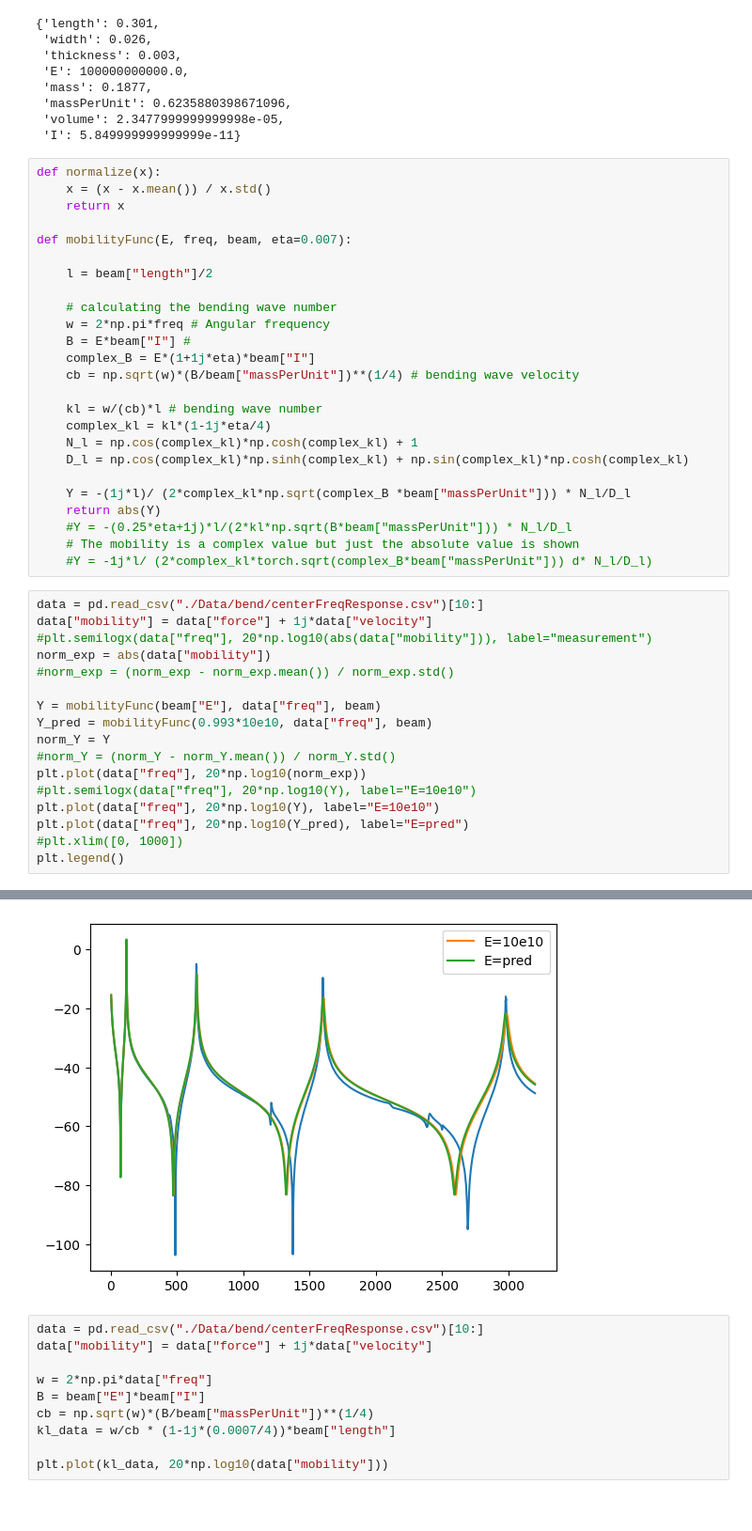
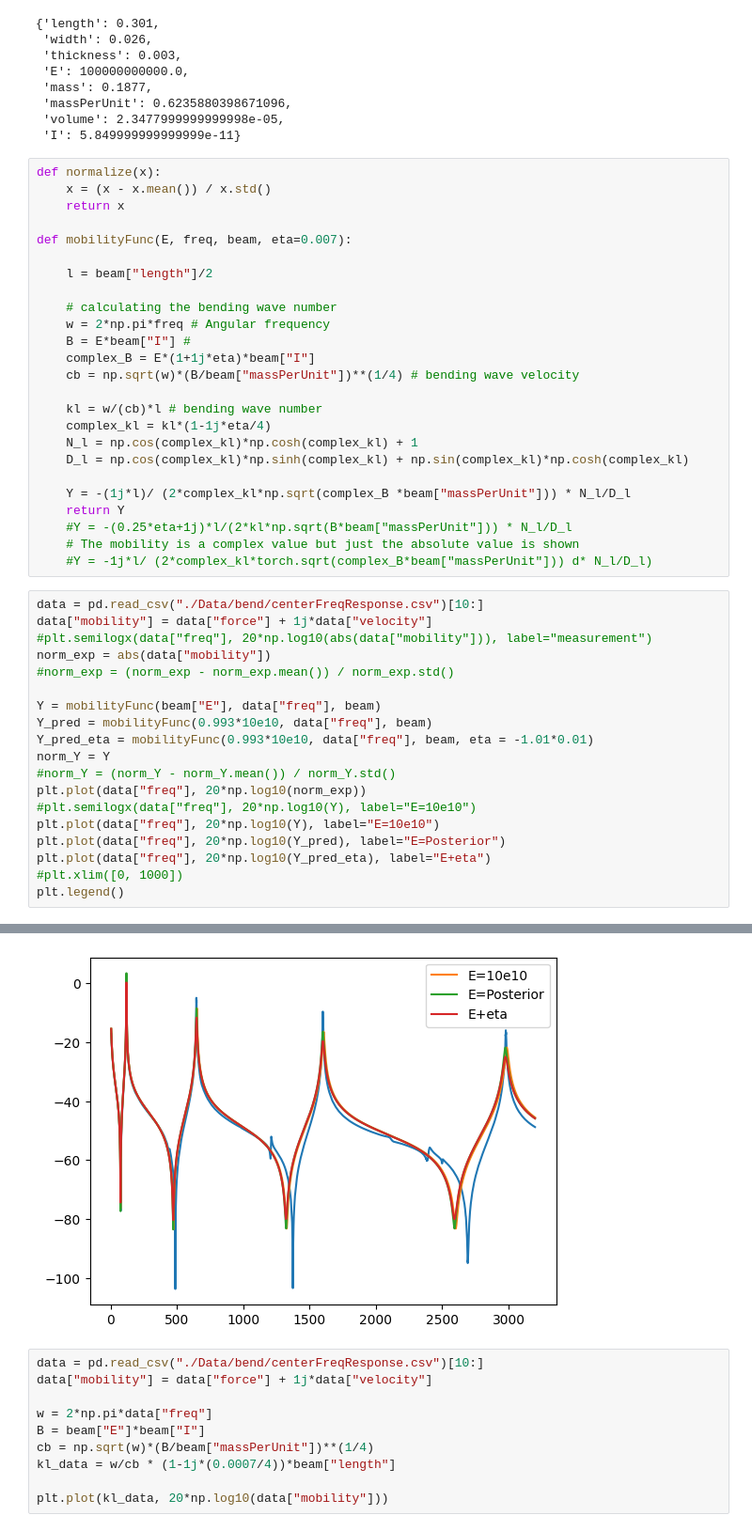
Before and after one commit to taboleiro/BayesianVibrationsModeling, a Jupyter notebook: BEMD.ipynb, the cells around one changed output, grey strips where cells are left out. Shown: that part at 94% size. Saved outputs shown, nothing was run; the diff lists cells and outputs as text.

```diff
--- a/BEMD.ipynb
+++ b/BEMD.ipynb
@@ -57,30 +57,32 @@ def mobilityFunc(E, freq, beam, eta=0.007):
     D_l = np.cos(complex_kl)*np.sinh(complex_kl) + np.sin(complex_kl)*np.cosh(complex_kl)
 
     Y = -(1j*l)/ (2*complex_kl*np.sqrt(complex_B *beam["massPerUnit"])) * N_l/D_l
-    return abs(Y)
+    return Y
     #Y = -(0.25*eta+1j)*l/(2*kl*np.sqrt(B*beam["massPerUnit"])) * N_l/D_l
     # The mobility is a complex value but just the absolute value is shown
     #Y = -1j*l/ (2*complex_kl*torch.sqrt(complex_B*beam["massPerUnit"])) d* N_l/D_l)
 # %%
 data = pd.read_csv("./Data/bend/centerFreqResponse.csv")[10:]
 data["mobility"] = data["force"] + 1j*data["velocity"]
 #plt.semilogx(data["freq"], 20*np.log10(abs(data["mobility"])), label="measurement")
 norm_exp = abs(data["mobility"])
 #norm_exp = (norm_exp - norm_exp.mean()) / norm_exp.std()
 
 Y = mobilityFunc(beam["E"], data["freq"], beam)
 Y_pred = mobilityFunc(0.993*10e10, data["freq"], beam)
+Y_pred_eta = mobilityFunc(0.993*10e10, data["freq"], beam, eta = -1.01*0.01)
 norm_Y = Y
 #norm_Y = (norm_Y - norm_Y.mean()) / norm_Y.std()
 plt.plot(data["freq"], 20*np.log10(norm_exp))
 #plt.semilogx(data["freq"], 20*np.log10(Y), label="E=10e10")
 plt.plot(data["freq"], 20*np.log10(Y), label="E=10e10")
-plt.plot(data["freq"], 20*np.log10(Y_pred), label="E=pred")
+plt.plot(data["freq"], 20*np.log10(Y_pred), label="E=Posterior")
+plt.plot(data["freq"], 20*np.log10(Y_pred_eta), label="E+eta")
 #plt.xlim([0, 1000])
 plt.legend()
 # %% [output]
 <matplotlib.legend.Legend at 0x...>
-[figure, old version]
+[figure, new version]
 # %%
 data = pd.read_csv("./Data/bend/centerFreqResponse.csv")[10:]
 data["mobility"] = data["force"] + 1j*data["velocity"]
```
Also changed, not shown: 1 other file.
